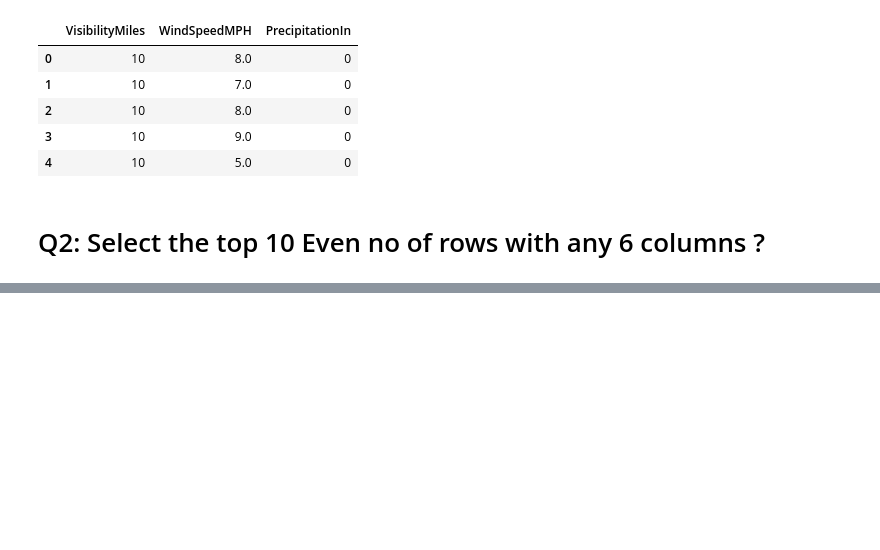
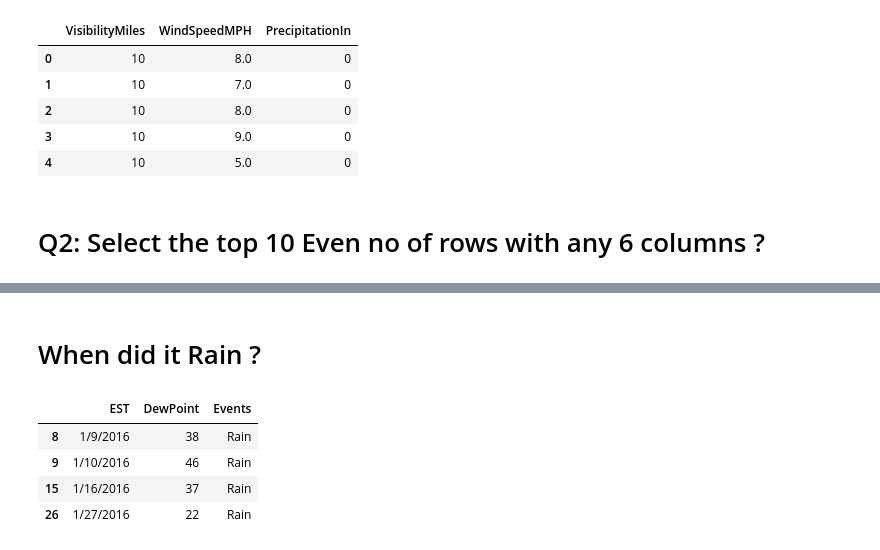
Before and after one commit to utkarshsharma012/amdocs_python, a Jupyter notebook: Day8_/Intro_Pandas.ipynb, the cells around one changed output, grey strips where cells are left out. Saved outputs shown, nothing was run; the diff lists cells and outputs as text; code cells hidden in the pictures; blank space fills up the shorter version.

```diff
--- a/Day8_/Intro_Pandas.ipynb
+++ b/Day8_/Intro_Pandas.ipynb
@@ -166,0 +195,11 @@ a.head(5)
+# %% [markdown]
+# When did it Rain ?
+# %%
+new_df=df[df['Events']=="Rain"][['EST','DewPoint','Events']]
+new_df
+# %% [output]
+|  | EST | DewPoint | Events |
+| 8 | 1/9/2016 | 38 | Rain |
+| 9 | 1/10/2016 | 46 | Rain |
+| 15 | 1/16/2016 | 37 | Rain |
+| 26 | 1/27/2016 | 22 | Rain |
```
Also changed, not shown: parts of 6 cells of this notebook.
